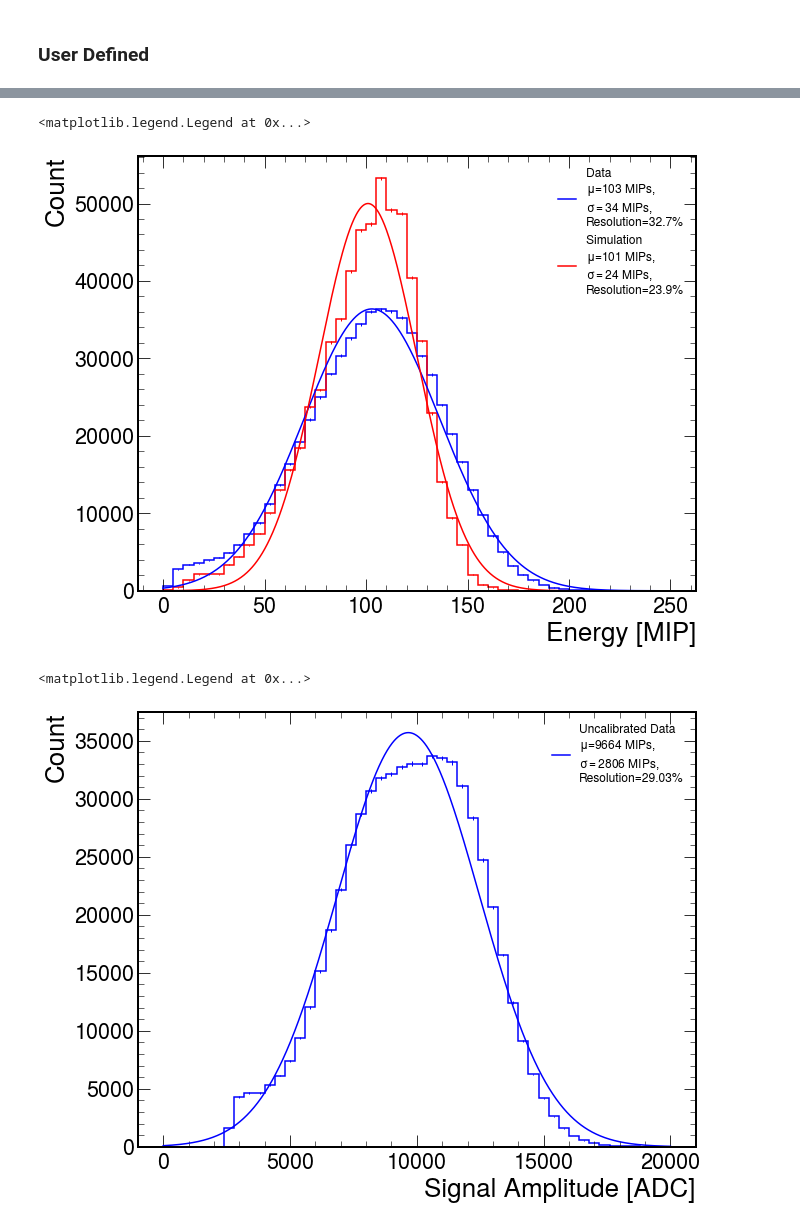
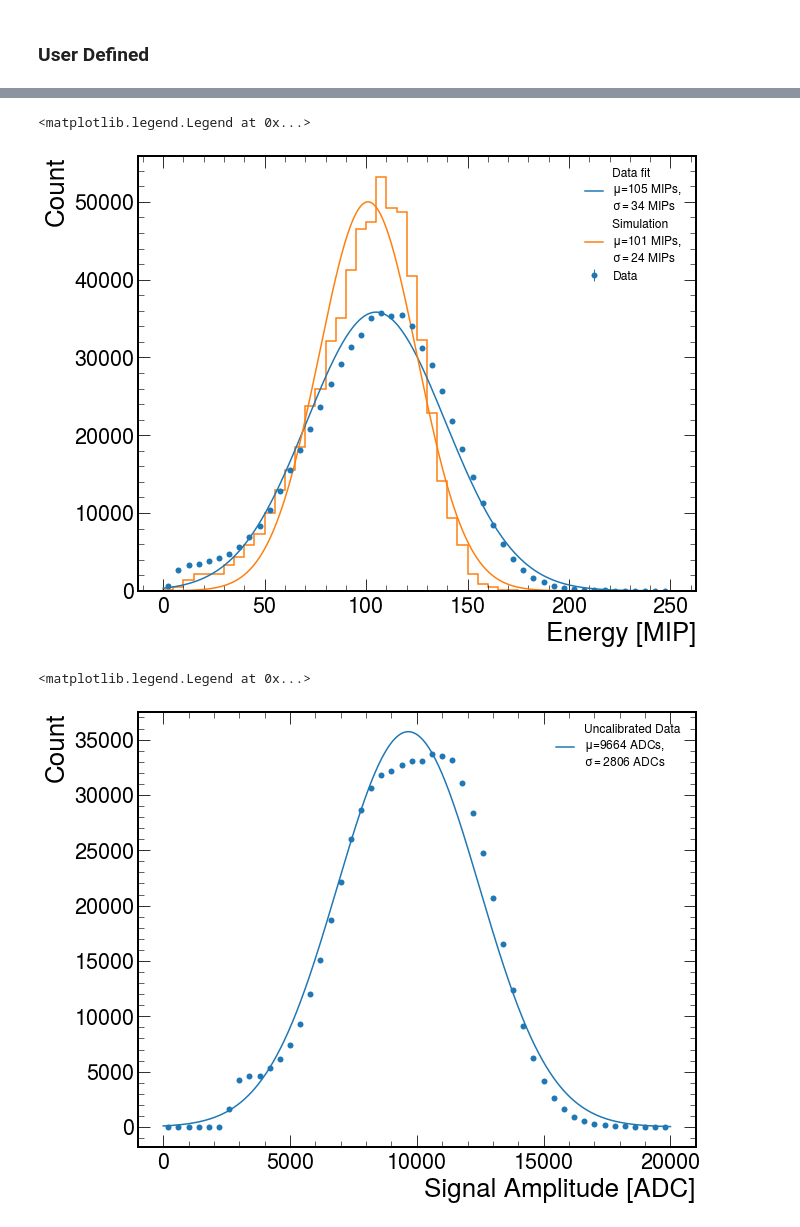
Before and after one commit to sebouh137/beamtest_plots, a Jupyter notebook: TestBeamSimAnalysis.ipynb, the cells around one changed output, grey strips where cells are left out. Cells and saved outputs as stored; diff of their text form; code cells hidden in the pictures.

```diff
--- a/TestBeamSimAnalysis.ipynb
+++ b/TestBeamSimAnalysis.ipynb
@@ -462,7 +595,7 @@ channel_numbers = np.array(range(40))
 h = hist.Hist(hist.axis.Regular(50, 0, 250, name="data"))
 h.fill(calculate_channel_sums(data_df, channel_numbers))
 h = h*1
-h.plot(color='blue')
+#h.plot(color='blue')
 
 # Calculate the square root of the histogram values (errors)
 errors = np.sqrt(h.view())
@@ -471,7 +604,7 @@ errors = np.sqrt(h.view())
 bin_centers = 0.5 * (h.axes[0].edges[:-1] + h.axes[0].edges[1:])
 
 # Plot the histogram with error bars
-plt.errorbar(bin_centers, h.view(), yerr=errors, fmt='none', ecolor='blue', capsize=0, elinewidth=1, markeredgewidth=0)
+plt.errorbar(bin_centers, h.view(), yerr=errors, fmt='o', ecolor='tab:blue', color='tab:blue', capsize=0, elinewidth=1, markeredgewidth=0,label='Data')
 
 data = h.values()[()]
 bins = h.axes[0].edges[:-1]
@@ -490,19 +623,19 @@ sigma_fit = fitted_params['sigma']
 x = np.linspace(0, 250, 1000)
 y_fit = gauss(x, A_fit, mu_fit, sigma_fit)
 res = 100*abs(sigma_fit)/mu_fit
-plt.plot(x, y_fit, 'blue', label='Data \n$\mu$=%2.0f MIPs, \n$\sigma=$%2.0f MIPs, \nResolution=%2.1f%%'%(mu_fit,abs(sigma_fit),res))
+plt.plot(x, y_fit, color='tab:blue', label='Data fit\n$\mu$=%2.0f MIPs, \n$\sigma=$%2.0f MIPs'%(mu_fit,abs(sigma_fit)))
 
 h = hist.Hist(hist.axis.Regular(50, 0, 250, name="sim"))
 h.fill(calculate_channel_sums(sim_df, channel_numbers))
 h = (h / simEvts) * beamEvts
-h.plot(color='red')
+h.plot(color='tab:orange')
 
 # Calculate the square root of the histogram values (errors)
 errors = np.sqrt(h.view())
 # Create a numpy array for the bin centers
 bin_centers = 0.5 * (h.axes[0].edges[:-1] + h.axes[0].edges[1:])
 # Plot the histogram with error bars
-plt.errorbar(bin_centers, h.view(), yerr=errors, fmt='none', ecolor='red', capsize=0, elinewidth=1, markeredgewidth=0)
+#plt.errorbar(bin_centers, h.view(), yerr=errors, fmt='none', ecolor='red', capsize=0, elinewidth=1, markeredgewidth=0)
 
 
 data = h.values()[()]
@@ -522,14 +655,14 @@ sigma_fit = fitted_params['sigma']
 x = np.linspace(0, 250, 1000)
 y_fit = gauss(x, A_fit, mu_fit, sigma_fit)
 res = 100*abs(sigma_fit)/mu_fit
-plt.plot(x, y_fit, 'red', label='Simulation \n$\mu$=%2.0f MIPs, \n$\sigma=$%2.0f MIPs, \nResolution=%2.1f%%'%(mu_fit,abs(sigma_fit),res))
+plt.plot(x, y_fit, 'tab:orange', label='Simulation \n$\mu$=%2.0f MIPs, \n$\sigma=$%2.0f MIPs'%(mu_fit,abs(sigma_fit)))
 
 plt.xlabel('Energy [MIP]')
 plt.ylabel('Count')
 plt.legend(fontsize=12,loc='upper right')
 # %% [output]
 <matplotlib.legend.Legend at 0x...>
-[figure, old version]
+[figure, new version]
 # %%
 #plot calibrated total energy spectra, this is where we get our detector resolution
 
@@ -541,42 +674,42 @@ df_LG = only_lowgain(df)
 h = hist.Hist(hist.axis.Regular(50, 0, 20000, name="data"))
 h.fill(calculate_channel_sums(df_LG, channel_numbers))
 h = h*1
-h.plot(color='blue')
+#h.plot(color='blue')
 
 
 # Calculate the square root of the histogram values (errors)
 errors = np.sqrt(h.view())
 # Create a numpy array for the bin centers
 bin_centers = 0.5 * (h.axes[0].edges[:-1] + h.axes[0].edges[1:])
 # Plot the histogram with error bars
-plt.errorbar(bin_centers, h.view(), yerr=errors, fmt='none', ecolor='blue', capsize=0, elinewidth=1, markeredgewidth=0)
+plt.errorbar(bin_centers, h.view(), yerr=errors, fmt='o', ecolor='tab:blue', color='tab:blue', capsize=0, elinewidth=1, markeredgewidth=0)
 
 
 data = h.values()[()]
 bins = h.axes[0].edges[:-1]
 
 # Initial parameter values for the fit
 initial_params = [3000, 18000, 500]
 # Create Minuit object and set up the fit
 m = Minuit(least_squares_loss, A=initial_params[0], mu=initial_params[1], sigma=initial_params[2])
 # Perform the fit
 m.migrad()
 # Get the fitted parameters
 fitted_params = m.values
 A_fit = fitted_params['A']
 mu_fit = fitted_params['mu']
 sigma_fit = fitted_params['sigma']
 x = np.linspace(0, 20000, 1000)
 y_fit = gauss(x, A_fit, mu_fit, sigma_fit)
 res = 100*abs(sigma_fit)/mu_fit
-plt.plot(x, y_fit, 'blue', label='Uncalibrated Data \n$\mu$=%2.0f MIPs, \n$\sigma=$%2.0f MIPs, \nResolution=%2.2f%%'%(mu_fit,abs(sigma_fit),res))
+plt.plot(x, y_fit, 'tab:blue', label='Uncalibrated Data \n$\mu$=%2.0f ADCs, \n$\sigma=$%2.0f ADCs'%(mu_fit,abs(sigma_fit)))
 
 plt.xlabel('Signal Amplitude [ADC]')
 plt.ylabel('Count')
 plt.legend(fontsize=12,loc='upper right')
 # %% [output]
 <matplotlib.legend.Legend at 0x...>
-[figure, old version]
+[figure, new version]
 # %%
 # Create a figure with subplots
 fig, axs=plt.subplots(2, 5, figsize=(0.6*len(data_df.columns),10),sharey=True,sharex=True)
```
Also changed, not shown: parts of 18 cells of this notebook, 3 other files.
